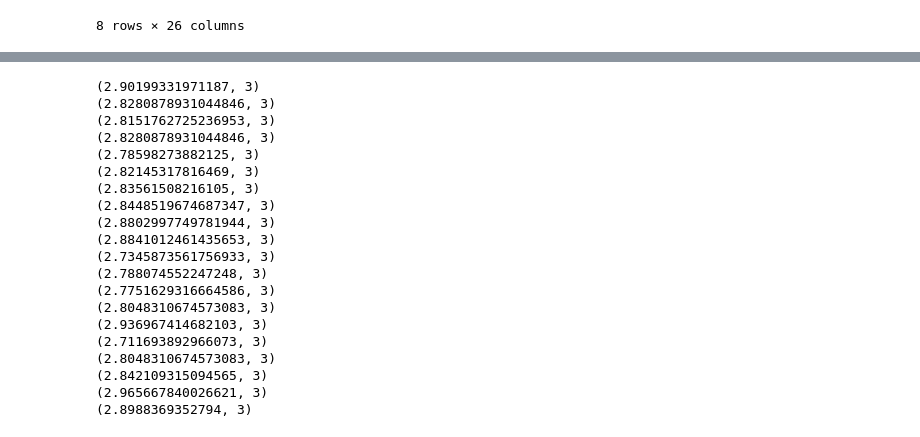
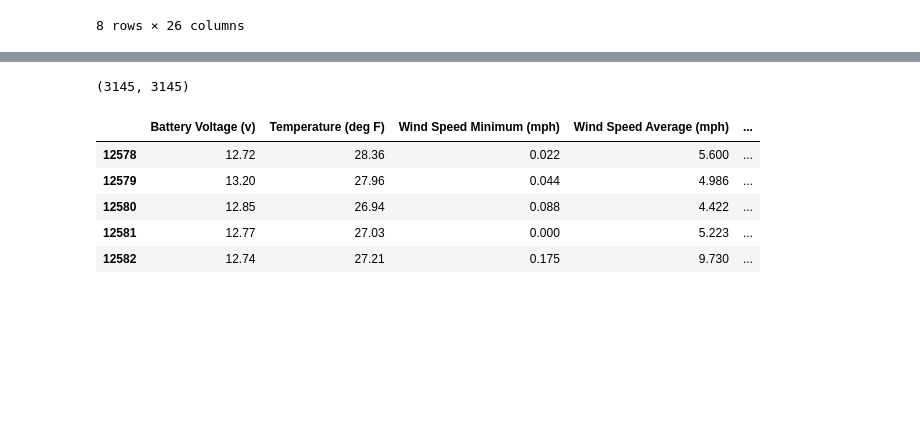
Before and after one commit to kevintheduu/avalanche-predictor, a Jupyter notebook: model_6.ipynb, the cells around one changed output, grey strips where cells are left out. Drawn from its saved outputs; the diff is of its cells as text; code cells hidden in the pictures; blank space fills up the shorter version.

```diff
--- a/model_6.ipynb
+++ b/model_6.ipynb
@@ -306,27 +278,4 @@ for pred in (zip(y_predict,y_truth)):
-# %%
-y_predict_train = list(pipe2.predict(X_train)[0:20])
-
-y_truth_train = y_train[0:20]
-for pred in (zip(y_predict_train,y_truth_train)):
-    print(pred)
-# %% [output]
-(2.90199331971187, 3)
-(2.8280878931044846, 3)
-(2.8151762725236953, 3)
-(2.8280878931044846, 3)
-(2.78598273882125, 3)
-(2.82145317816469, 3)
-(2.83561508216105, 3)
-(2.8448519674687347, 3)
-(2.8802997749781944, 3)
-(2.8841012461435653, 3)
-(2.7345873561756933, 3)
-(2.788074552247248, 3)
-(2.7751629316664586, 3)
-(2.8048310674573083, 3)
-(2.936967414682103, 3)
-(2.711693892966073, 3)
-(2.8048310674573083, 3)
-(2.842109315094565, 3)
-(2.965667840026621, 3)
-(2.8988369352794, 3)
+# %%
+len(y_test),len(y_predict)
+# %% [output]
+(3145, 3145)
@@ -332,0 +285,9 @@ for pred in (zip(y_predict_train,y_truth_train)):
+# %%
+X_test.head()
+# %% [output]
+|  | Battery Voltage (v) | Temperature (deg F) | Wind Speed Minimum (mph) | Wind Speed Average (mph) | ... |
+| 12578 | 12.72 | 28.36 | 0.022 | 5.600 | ... |
+| 12579 | 13.20 | 27.96 | 0.044 | 4.986 | ... |
+| 12580 | 12.85 | 26.94 | 0.088 | 4.422 | ... |
+| 12581 | 12.77 | 27.03 | 0.000 | 5.223 | ... |
+| 12582 | 12.74 | 27.21 | 0.175 | 9.730 | ... |
```
Also changed, not shown: parts of 15 cells of this notebook.
